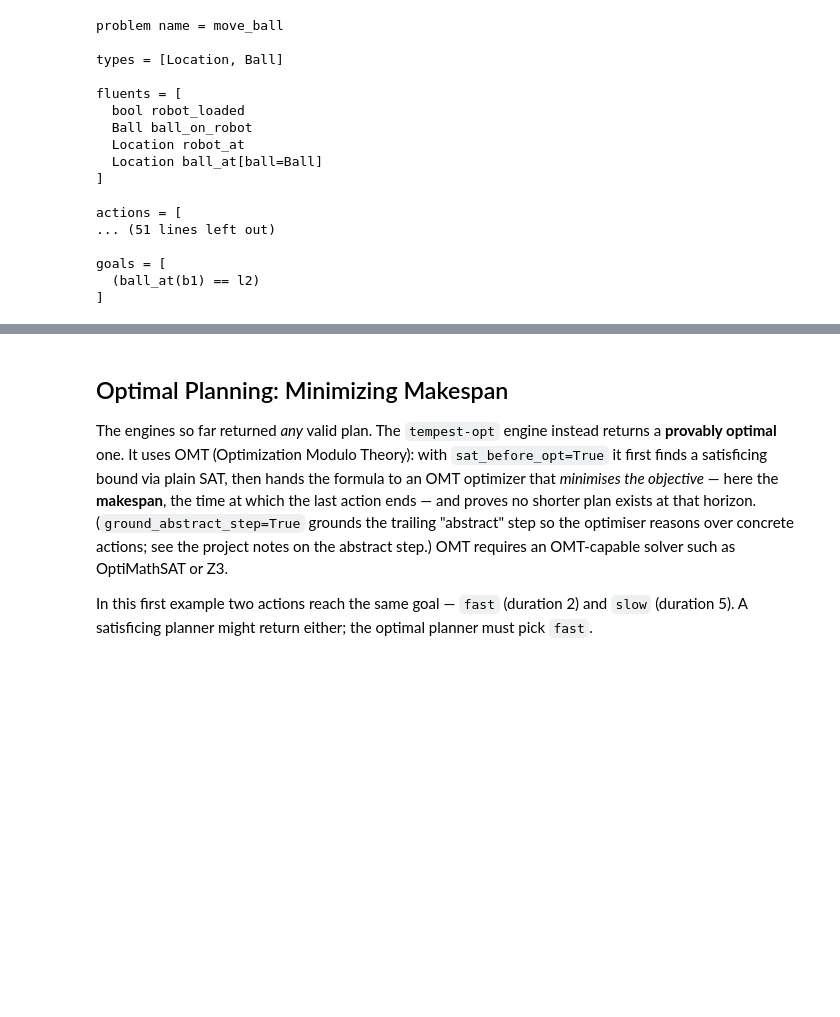
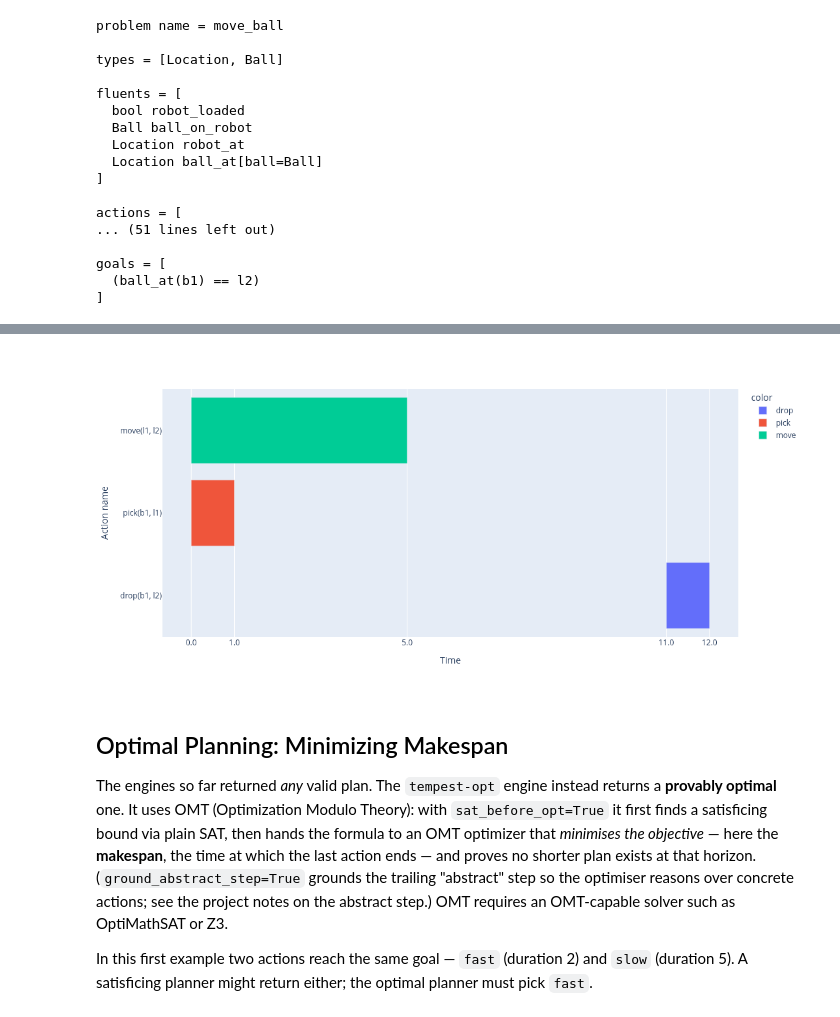
Before and after one commit to fbk-pso/tempest, a Jupyter notebook: doc/tempest_demo.ipynb, the cells around one changed output, grey strips where cells are left out. Cells and saved outputs as stored; diff of their text form; code cells hidden in the pictures; blank space fills up the shorter version.

```diff
--- a/doc/tempest_demo.ipynb
+++ b/doc/tempest_demo.ipynb
@@ -79,10 +96,13 @@ below uses a problem with real structure.
 counter_prob = Problem("counter")
 counter = counter_prob.add_fluent("counter", IntType(), default_initial_value=0)
 
-increase = DurativeAction("increase")
-increase.set_fixed_duration(1)
-increase.add_increase_effect(EndTiming(), counter, 1)
-counter_prob.add_action(increase)
+increase = InstantaneousAction("increase")
+increase.add_increase_effect(counter, 2)
+
+decrease = InstantaneousAction("decrease")
+decrease.add_decrease_effect(counter, 1)
+
+counter_prob.add_actions([increase, decrease])
 counter_prob.add_goal(Equals(counter, 3))
 
 print(counter_prob)
@@ -251,9 +273,17 @@ different point in the continuous solution space. We cap the enumeration at `MAX
 # %%
-MAX_PLANS = 5
+MAX_PLANS = 3
+
+def trajectory(plan):
+    """The value of `counter` after each action — to show same goal, different routes."""
+    v, out = 0, [0]
+    for a in plan.actions:
+        v += 2 if a.action.name == "increase" else -1
+        out.append(v)
+    return out
 
 with AnytimePlanner(name="tempest", params={"solver_name": "z3"}) as p:
     for i, result in enumerate(p.get_solutions(counter_prob, timeout=15)):
-        print(f"Plan {i+1}: {result.plan}")
+        print(f"Plan {i+1}: {result.plan}  counter: {trajectory(result.plan)}")
         if i + 1 >= MAX_PLANS:
             break
 # %% [output]
@@ -349,4 +371,7 @@ with OneshotPlanner(name="tempest", params={"incremental": True, "solver_name":
 print("\nPlan:")
 for start, action, duration in result.plan.timed_actions:
     print(f"  t={float(start):.3f}  {action}  dur={duration}")
+
+# Visualise the plan as a timeline (instantaneous pick/drop appear as short bars).
+plot_time_triggered_plan(result.plan)
 # %% [output]
@@ -360,3 +385,4 @@ Plan:
+[figure, added]
 # %% [markdown]
 ## Optimal Planning: Minimizing Makespan
 
```
Also changed, not shown: parts of 15 cells of this notebook.
